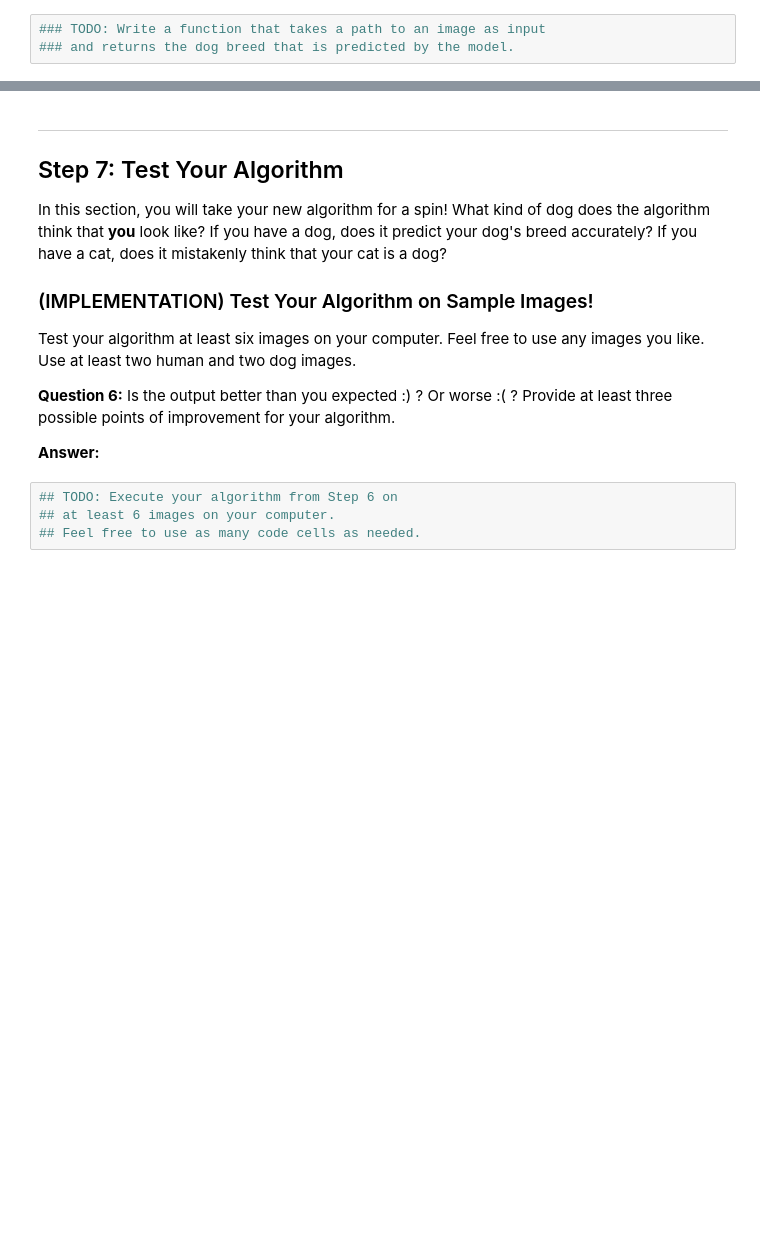
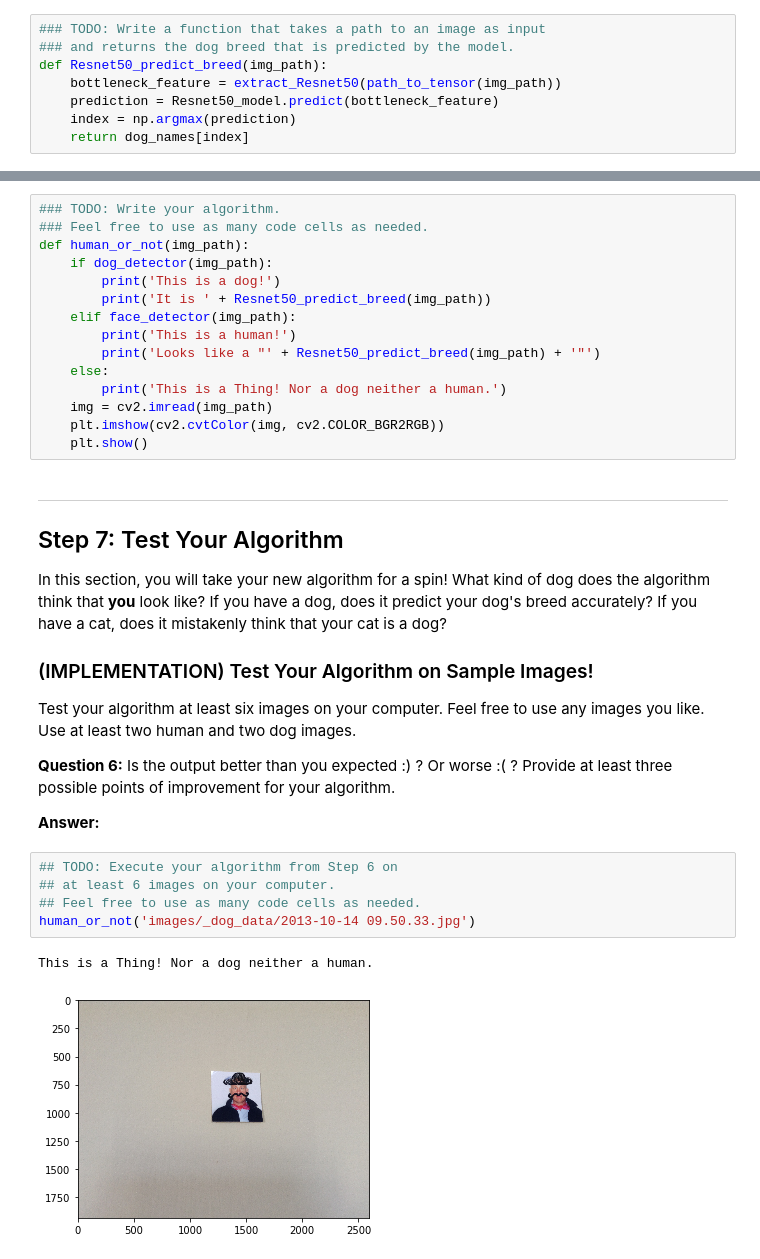
Before and after one commit to astelmashenko/dog-project, a Jupyter notebook: dog_app.ipynb, the cells around one changed output, grey strips where cells are left out. Saved outputs shown, nothing was run; the diff lists cells and outputs as text; blank space fills up the shorter version.

Commit message:
step6: algorithm

```diff
--- a/dog_app.ipynb
+++ b/dog_app.ipynb
@@ -738,6 +736,11 @@ where `{network}`, in the above filename, should be one of `VGG19`, `Resnet50`,
 # %%
 ### TODO: Write a function that takes a path to an image as input
 ### and returns the dog breed that is predicted by the model.
+def Resnet50_predict_breed(img_path):
+    bottleneck_feature = extract_Resnet50(path_to_tensor(img_path))
+    prediction = Resnet50_model.predict(bottleneck_feature)
+    index = np.argmax(prediction)
+    return dog_names[index]
 # %% [markdown]
 ---
 <a id='step6'></a>
@@ -762,3 +762,18 @@ Some sample output for our algorithm is provided below, but feel free to design
+# %%
+### TODO: Write your algorithm.
+### Feel free to use as many code cells as needed.
+def human_or_not(img_path):
+    if dog_detector(img_path):
+        print('This is a dog!')
+        print('It is ' + Resnet50_predict_breed(img_path))
+    elif face_detector(img_path):
+        print('This is a human!')
+        print('Looks like a "' + Resnet50_predict_breed(img_path) + '"')
+    else:
+        print('This is a Thing! Nor a dog neither a human.')
+    img = cv2.imread(img_path)
+    plt.imshow(cv2.cvtColor(img, cv2.COLOR_BGR2RGB))
+    plt.show()
 # %% [markdown]
 ---
 <a id='step7'></a>
@@ -776,4 +791,8 @@ __Answer:__
 # %%
 ## TODO: Execute your algorithm from Step 6 on
 ## at least 6 images on your computer.
 ## Feel free to use as many code cells as needed.
+human_or_not('images/_dog_data/2013-10-14 09.50.33.jpg')
+# %% [output]
+This is a Thing! Nor a dog neither a human.
+[figure, added]
```
Also changed, not shown: parts of 9 cells of this notebook, 7 other files.
